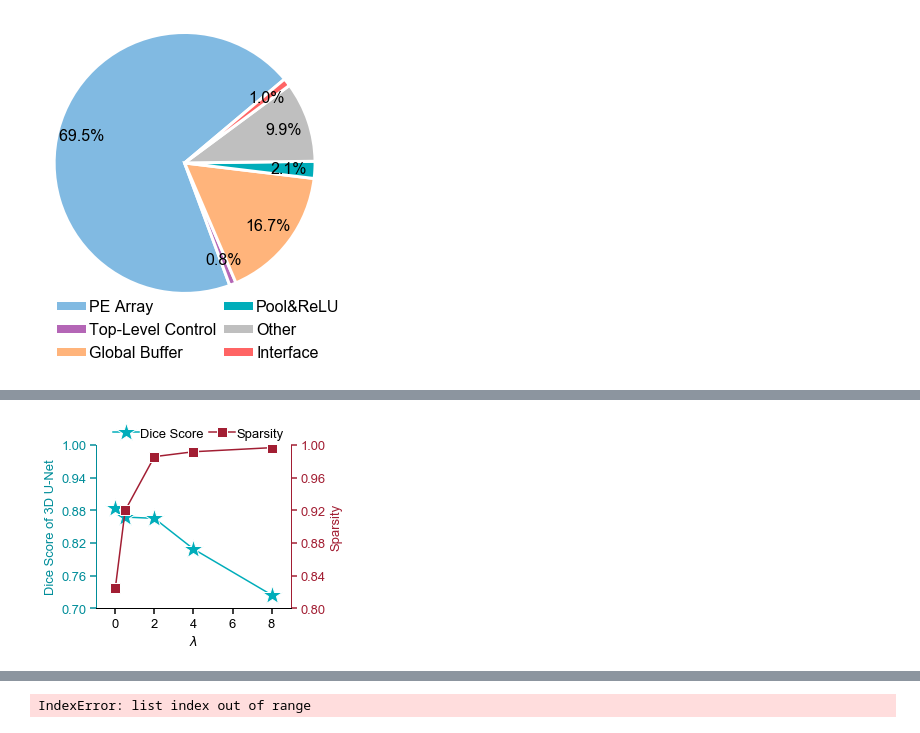
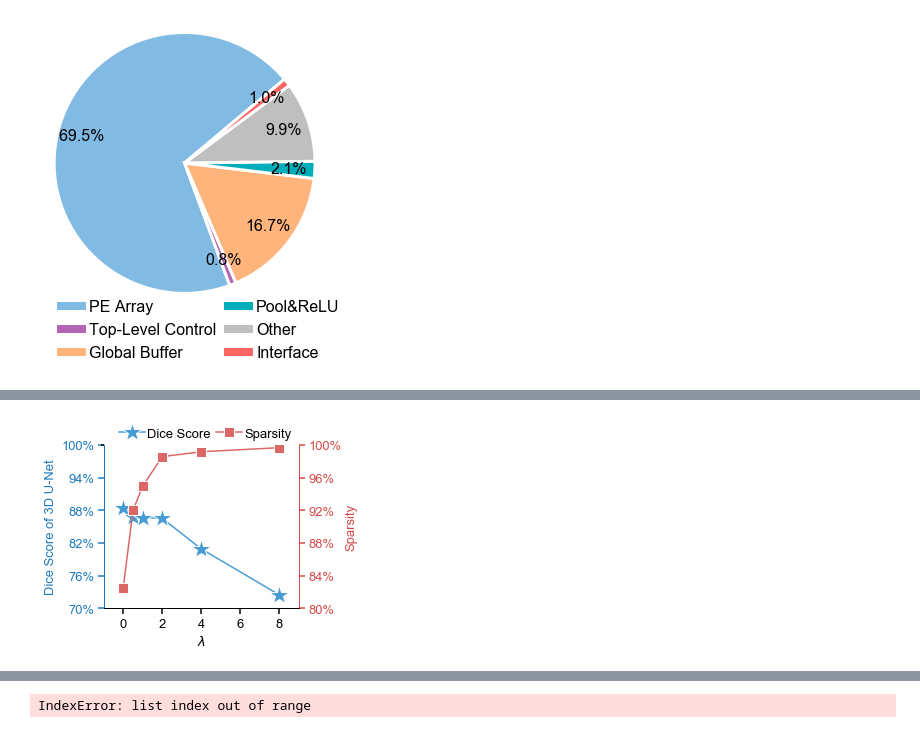
Before and after one commit to changchun-zhou/sagitta_fig, a Jupyter notebook: scripts/Voltage-Frequency-Scaling/Sagitta_Fig.ipynb, the cells around one changed output, grey strips where cells are left out. Drawn from its saved outputs; the diff is of its cells as text; code cells hidden in the pictures.

```diff
--- a/scripts/Voltage-Frequency-Scaling/Sagitta_Fig.ipynb
+++ b/scripts/Voltage-Frequency-Scaling/Sagitta_Fig.ipynb
@@ -1386,64 +1390,39 @@ sys.path.append('../')
 from cls_plt_fig import cls_plt_fig
 
 
-x_label = r"${\lambda}$"
-x_value = np.array([0, 0.5, 2, 4, 8]) #, 10, 10.5, 12, 14, 18]) # lambda
-# x_ticks = np.array([0, 0.5, 2, 4, 8, 0, 0.5, 2, 4, 8])
+
 # y1_label = "Accuracy of C3D"
-# y1_value = np.array([[0.9745, 0.967, 0.964492, 0.960856, 0.949976]]) # score
-# y2_value = np.array([[0.575, 0.61, 0.90, 0.9, 0.97]])
+# y1_value = np.array([[0.9745, 0.967, 0.965, 0.964492, 0.960856, 0.949976]]) # score
+# y2_value = np.array([[0.575, 0.61,0.79, 0.90, 0.9, 0.97]])
+# fig_name = '../../generate/lambda_c3d.svg'
+# y_yticks_max=[1, 1]
+# y_yticks_min=[0.9, 0.5]
+# y_legend = [['Accuracy'], ['Sparsity']]
+# legend_loc=(0.06, 1.0)
 
 y1_label = "Dice Score of 3D U-Net"
-y1_value = np.array([[ 0.8836, 0.8678476, 0.8654427, 0.8090884, 0.7245791]]) # score
-y2_value = np.array([[0.825, 0.92, 0.986, 0.992, 0.997]])
+y1_value = np.array([[ 0.8836, 0.8678476, 0.8667476, 0.8654427, 0.8090884, 0.7245791]]) # score
+y2_value = np.array([[0.825, 0.92,0.95, 0.986, 0.992, 0.997]])
+fig_name = '../../generate/lambda_3dunet.svg'
+y_yticks_max=[1, 1]
+y_yticks_min=[0.7, 0.8]
+y_legend = [['Dice Score'], ['Sparsity']]
+legend_loc = (0.05, 1.0)
+
+x_label = r"${\lambda}$"
+x_value = np.array([0, 0.5, 1, 2, 4, 8]) #, 10, 10.5, 12, 14, 18]) # lambda
 
 y1_marker = ['*', '*']
 y2_marker = ['s', 's']
 y2_label = "Sparsity"
 
-fig_name = '../../generate/lambda_3dunet.svg'
 
 y1_yticks_min = 0.7
 
 x_ticks = [0, 2, 4, 6, 8]
 
-# cls_plt_fig('').func_plt_fig({   "x_name":"Lambda",
-#             "x_value": x_value,
-#             "x_label" : x_label,
-#             "y1_fig_type": "plot",
-#             "y1_name":y1_legend,
-#             "y1_value":y1_value,
-#             "y1_color":y1_color, #
-#             "y1_linestyle":'x-',
-#             "y1_label":y1_label,
-#             "y1_marker":'s',
-#             "y1_legend": y1_legend,
-#             "y1_yticks_max": 1,
-#             # "y2_fig_type": "plot",
-#             # "y2_name":"Sparsity",
-#             # "y2_value":y2_value,
-#             # "y2_color":(1, 0, 0),
-#             # "y2_linestyle":'--',
-#             # "y2_label":y2_label,
-#             # "y2_marker":'^',
-#             # "y2_legend": 'Sparsity',
-#             # "y2_yticks_max": 1,
-#             "linewidth": 2,
-#             "markersize": 8,
-#             "family":"Arial",
-#             "label_size": 10,
-#             "legend_loc": (0.01, 0.8),
-#             "grid_axis": 'x',
-#             "bar_width": 0.01,
-#             # "xticks": False,
-#             "figsize" : (3.5, 4.6),
-#             "fig_name" : fig_name
-# })
-
-# y1_color = [(75/255, 172/255, 198/255), (75/255, 172/255, 198/255)]
-# y2_color = [(192/255, 80/255, 60/255), (192/255, 80/255, 60/255)]
-y1_color = [(0/255,173/255,186/255), (0/255,173/255,186/255)]
-y2_color = [(162/255, 30/255, 51/255), (162/255, 30/255, 51/255)]
+y1_color = [(72/255, 156/255, 213/255), (72/255, 156/255, 213/255)]
+y2_color = [(220/255, 103/255, 103/255), (220/255, 103/255, 103/255)]
 y1_axis_color = y1_color[0]#(75/255, 172/255, 198/255)
 y2_axis_color = y2_color[0]#(192/255, 80/255, 60/255)
 
@@ -1454,17 +1433,20 @@ cls_plt_fig('').func_plt_fig(
     y_label = [y1_label, y2_label],
     y_value = [y1_value, y2_value],
     y_fig_type = [['plot'], ['plot']],
-    y_legend = [['Dice Score'], ['Sparsity']],
+    y_legend = y_legend,
     y_marker=[['*', '*'], ['s', 's']],
     # y_color = [[(75/255, 172/255, 198/255), (126/255, 100/255, 158/255), (192/255, 80/255, 60/255)]],
     y_color = [y1_color, y2_color],
-    y_axis_color=[(0/255, 141/255, 153/255), y2_color[0]],
-    y_yticks_max=[1, 1],
-    y_yticks_min=[0.7, 0.8],
+    y_axis_color=[(29/255, 121/255, 190/255), (214/255, 73/255, 73/255)],
+    y_yticks_max=y_yticks_max,
+    y_yticks_min=y_yticks_min,
     len_yticks=5,
-    xticks= x_ticks,
-    legend_loc=(0.06, 1.0),
+    xticks_loc = np.arange(0, 10, 2),
+    xticks= np.arange(0, 10, 2),
+    border_width = 1,
+    legend_loc=legend_loc,
     legend_ncol=2,
+    PercentFormatter=True,
     figsize=(3.5, 3)
 
 )
@@ -1475 +1457 @@ cls_plt_fig('').func_plt_fig(
-[figure, old version]
+[figure, new version]
```
Also changed, not shown: parts of 6 cells of this notebook, 3 other files.
